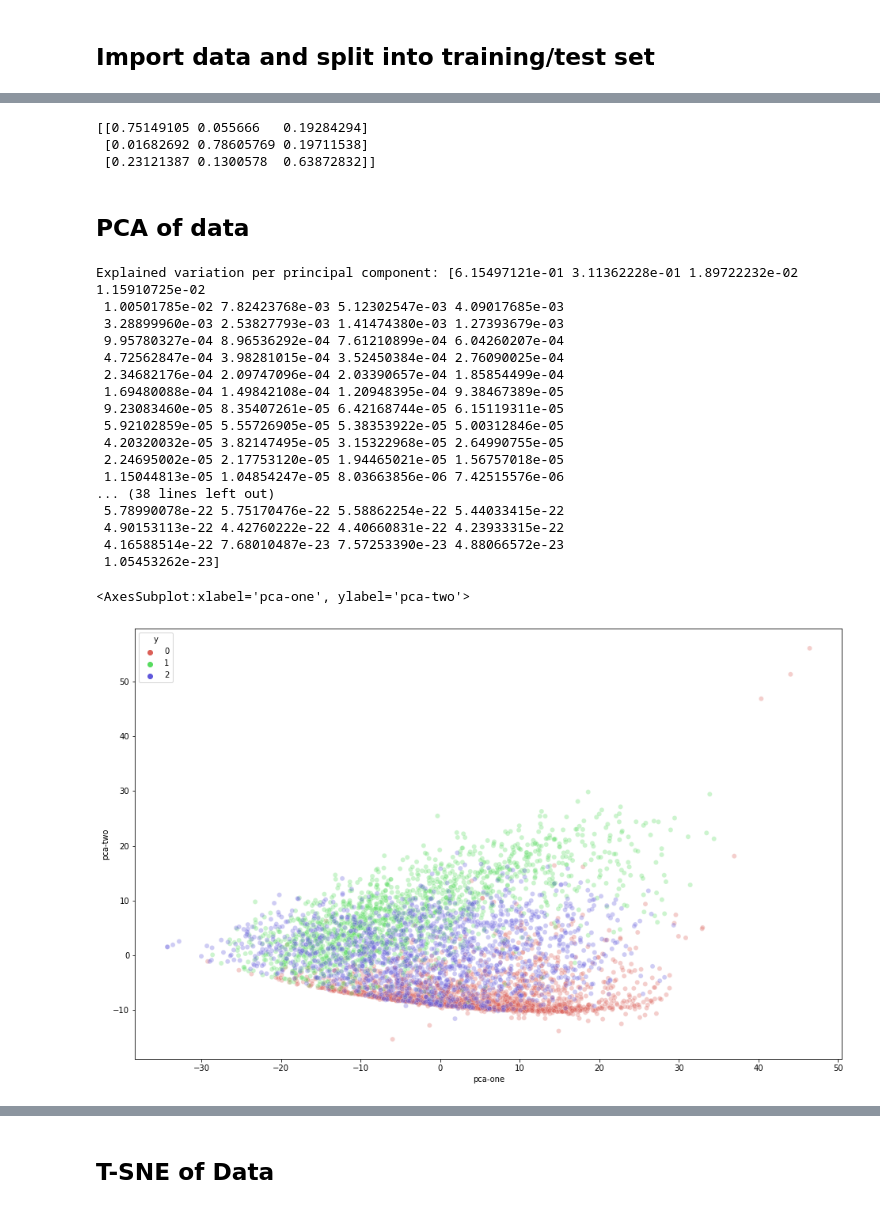
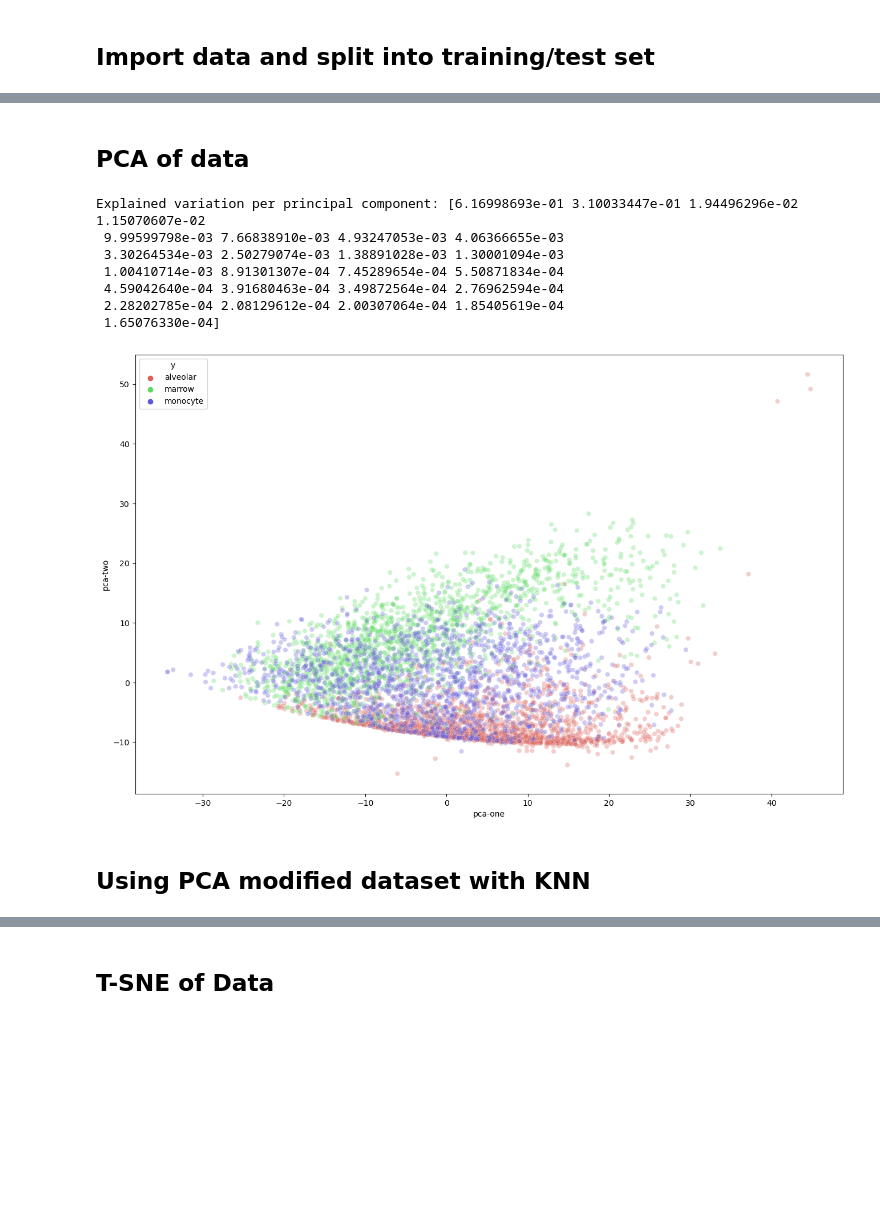
Before and after one commit to alec-x/MacrophageVision, a Jupyter notebook: cellprofiler_analysis/knn_cellprofiler.ipynb, the cells around one changed output, grey strips where cells are left out. Saved outputs shown, nothing was run; the diff lists cells and outputs as text; code cells hidden in the pictures; blank space fills up the shorter version.

```diff
--- a/cellprofiler_analysis/knn_cellprofiler.ipynb
+++ b/cellprofiler_analysis/knn_cellprofiler.ipynb
@@ -83,77 +87,52 @@ accuracy of knn: 73.20%
-# %%
-num_classes = max(out) + 1
-
-confusion_matrix = np.zeros((num_classes, num_classes))
-
-for t, p in zip(out, test_labels):
-    confusion_matrix[int(t), int(p)] += 1
-
-matrix = np.array(confusion_matrix)
-matrix = np.array([i/sum(i) for i in matrix])
-
-test_accuracy = 0
-for i in range(num_classes):
-    test_accuracy += confusion_matrix[i,i]
-test_accuracy = test_accuracy / sum(confusion_matrix.flatten())
-
-print(matrix)
-# %% [output]
-[[0.75149105 0.055666   0.19284294]
- [0.01682692 0.78605769 0.19711538]
- [0.23121387 0.1300578  0.63872832]]
 # %% [markdown]
 ## PCA of data
 # %%
 from sklearn.decomposition import PCA
 from sklearn.preprocessing import StandardScaler
 
 sc = StandardScaler()
-std_data = sc.fit_transform(train_samples)
+sc.fit(train_samples)
+std_data = sc.transform(train_samples)
 
-num_comp = 5
+num_comp = 25
 
-#pca = PCA(n_components=num_comp)
-pca = PCA()
-
-pca_result = pca.fit_transform(std_data)
+pca = PCA(n_components=num_comp)
+pca.fit(std_data)
+pca_result = pca.transform(std_data)
 
 graph_data = pd.DataFrame()
 graph_data['pca-one'] = pca_result[:,0]
 graph_data['pca-two'] = pca_result[:,1]
 graph_data['pca-three'] = pca_result[:,2]
-graph_data['y'] = train_labels
+
+reverse_pheno = {v: k for k, v in phenotype.items()}
+
+graph_data['y'] = [reverse_pheno[label] for label in train_labels]
+
 
 print('Explained variation per principal component: {}'.format(pca.explained_variance_ratio_))
 
 import seaborn as sns
 from matplotlib import pyplot as plt
-plt.figure(figsize=(16,10))
+plt.figure(figsize=(10,10))
 sns.scatterplot(
     x="pca-one", y="pca-two",
     hue="y",
     palette=sns.color_palette("hls", 3),
     data=graph_data,
     legend="full",
     alpha=0.3
 )
+plt.show()
 # %% [output]
-Explained variation per principal component: [6.15497121e-01 3.11362228e-01 1.89722232e-02 1.15910725e-02
- 1.00501785e-02 7.82423768e-03 5.12302547e-03 4.09017685e-03
- 3.28899960e-03 2.53827793e-03 1.41474380e-03 1.27393679e-03
- 9.95780327e-04 8.96536292e-04 7.61210899e-04 6.04260207e-04
- 4.72562847e-04 3.98281015e-04 3.52450384e-04 2.76090025e-04
- 2.34682176e-04 2.09747096e-04 2.03390657e-04 1.85854499e-04
- 1.69480088e-04 1.49842108e-04 1.20948395e-04 9.38467389e-05
- 9.23083460e-05 8.35407261e-05 6.42168744e-05 6.15119311e-05
- 5.92102859e-05 5.55726905e-05 5.38353922e-05 5.00312846e-05
- 4.20320032e-05 3.82147495e-05 3.15322968e-05 2.64990755e-05
- 2.24695002e-05 2.17753120e-05 1.94465021e-05 1.56757018e-05
- 1.15044813e-05 1.04854247e-05 8.03663856e-06 7.42515576e-06
-... (38 lines left out)
- 5.78990078e-22 5.75170476e-22 5.58862254e-22 5.44033415e-22
- 4.90153113e-22 4.42760222e-22 4.40660831e-22 4.23933315e-22
- 4.16588514e-22 7.68010487e-23 7.57253390e-23 4.88066572e-23
- 1.05453262e-23]
+Explained variation per principal component: [6.16998693e-01 3.10033447e-01 1.94496296e-02 1.15070607e-02
+ 9.99599798e-03 7.66838910e-03 4.93247053e-03 4.06366655e-03
+ 3.30264534e-03 2.50279074e-03 1.38891028e-03 1.30001094e-03
+ 1.00410714e-03 8.91301307e-04 7.45289654e-04 5.50871834e-04
+ 4.59042640e-04 3.91680463e-04 3.49872564e-04 2.76962594e-04
+ 2.28202785e-04 2.08129612e-04 2.00307064e-04 1.85405619e-04
+ 1.65076330e-04]
-<AxesSubplot:xlabel='pca-one', ylabel='pca-two'>
-[figure, old version]
+[figure, new version]
+# %% [markdown]
+## Using PCA modified dataset with KNN
 # %%
```
Also changed, not shown: parts of 10 cells of this notebook.
